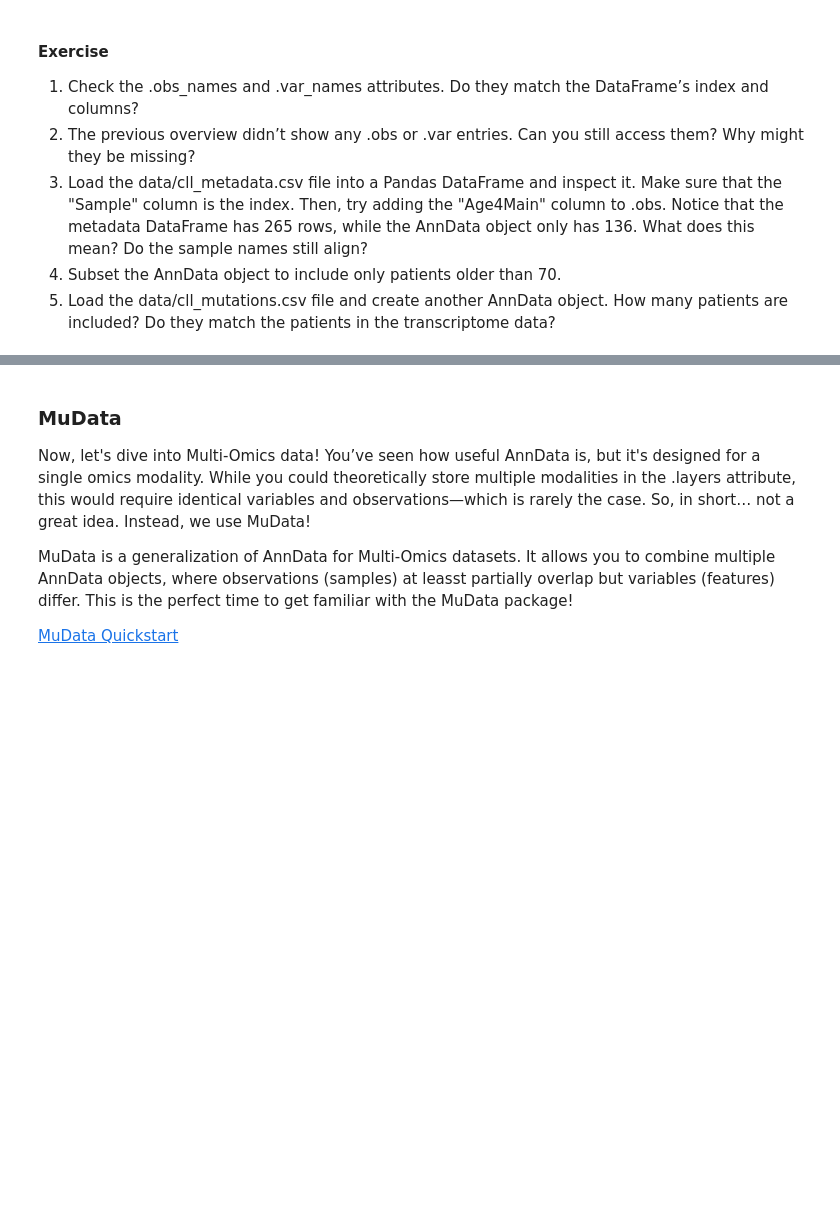
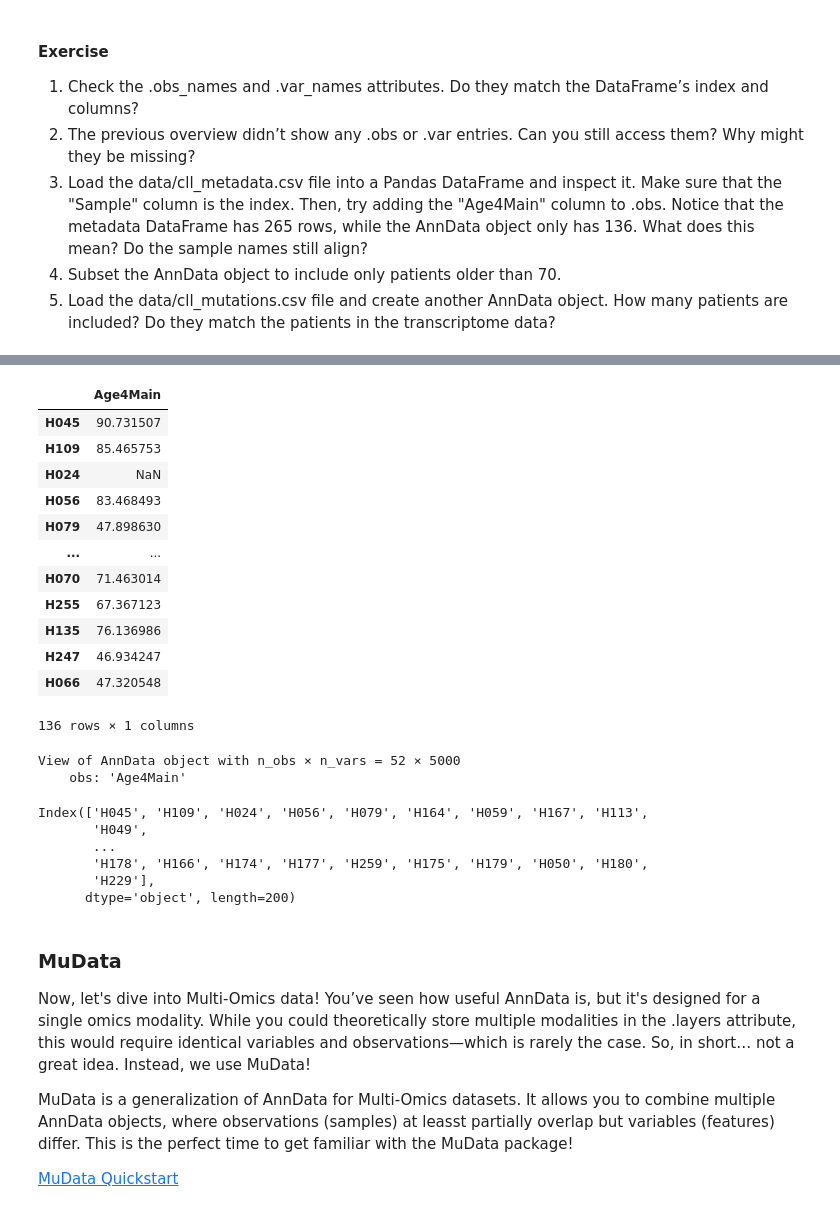
Before and after one commit to penelopenelope/ebi_mofa_workshop_precision_medicine, a Jupyter notebook: project.ipynb, the cells around one changed output, grey strips where cells are left out. Drawn from its saved outputs; the diff is of its cells as text; code cells hidden in the pictures; blank space fills up the shorter version.

Commit message:
add: finished Data handling - AnnData

```diff
--- a/project.ipynb
+++ b/project.ipynb
@@ -194,3 +233,42 @@ adata
+# %%
+# 3. The sample names align exactly, but the number of samples does not align. It means that not every sample have available mrna data.
+
+pd_metadata = pd.read_csv("data/cll_metadata.csv", index_col=0)
+adata.obs["Age4Main"] = pd_metadata['Age4Main']
+adata.obs
+# %% [output]
+|  | Age4Main |
+| H045 | 90.731507 |
+| H109 | 85.465753 |
+| H024 | NaN |
+| H056 | 83.468493 |
+| H079 | 47.898630 |
+| ... | ... |
+| H070 | 71.463014 |
+| H255 | 67.367123 |
+| H135 | 76.136986 |
+| H247 | 46.934247 |
+| H066 | 47.320548 |
+136 rows × 1 columns
+# %%
+# 4.
+adata = adata[adata.obs["Age4Main"] > 70]
+adata
+# %% [output]
+View of AnnData object with n_obs × n_vars = 52 × 5000
+    obs: 'Age4Main'
+# %%
+# 5. 200 patients are included in this mutation data, which is more than the patients in the transcriptome data.
+mut_data = pd.read_csv("data/cll_mutations.csv", index_col=0).T
+mut_adata = ad.AnnData(mut_data)
+mut_data.index
+# %% [output]
+Index(['H045', 'H109', 'H024', 'H056', 'H079', 'H164', 'H059', 'H167', 'H113',
+       'H049',
+       ...
+       'H178', 'H166', 'H174', 'H177', 'H259', 'H175', 'H179', 'H050', 'H180',
+       'H229'],
+      dtype='object', length=200)
 # %% [markdown]
 ### MuData
 
```
Also changed, not shown: parts of 6 cells of this notebook.
